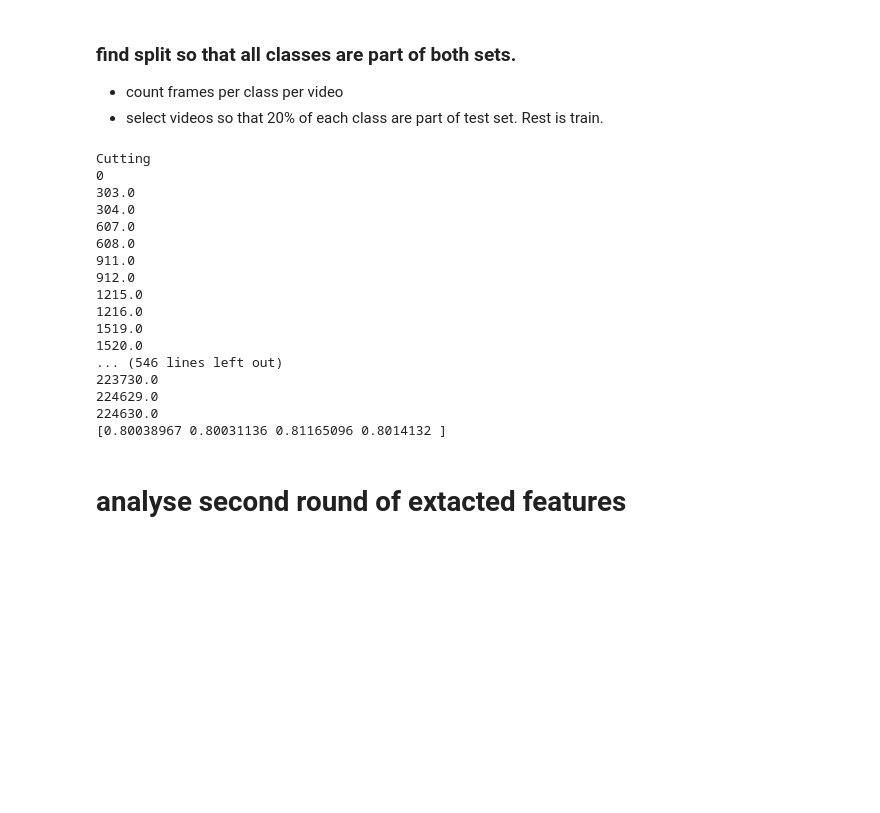
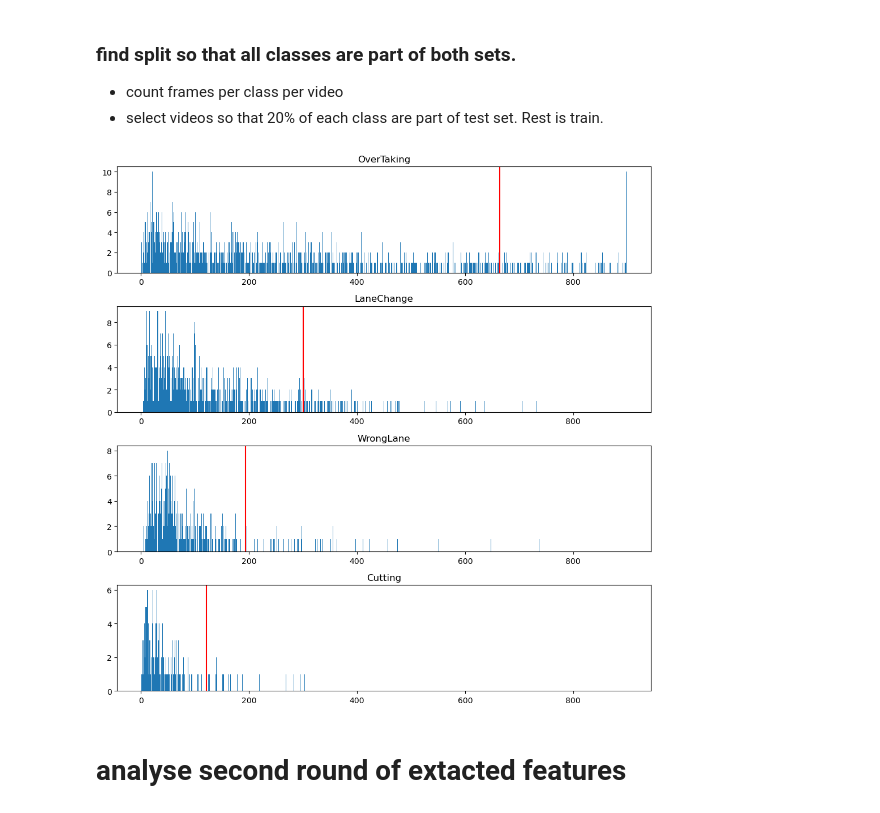
Before and after one commit to unofficial-Jona/assessing_ADB, a Jupyter notebook: dataset_analysis.ipynb, the cells around one changed output. Saved outputs shown, nothing was run; the diff lists cells and outputs as text; code cells hidden in the pictures; blank space fills up the shorter version.

Commit message:
check label distribution, propose different split methods

```diff
--- a/dataset_analysis.ipynb
+++ b/dataset_analysis.ipynb
@@ -115,76 +115,36 @@ df
 - count frames per class per video
 - select videos so that 20% of each class are part of test set. Rest is train.
 # %%
-def more_perfect_split(anno_data, info_json, categories, train_split = 0.8):
-    # 1. select category with fewest samples
-    # 2. split this category, so that 20% test; 80% train
-    # 3. select next most infrequent category --> check if frames from this are already in train/test set
-    # 4. split this category so that ~20% test; ~80% train
-    # 5. if not all categories processed: --> back to 3; else return set
-
+def get_anno_distribution(anno_data, info_json, categories):
     # transform categories to indices
     indices = []
     for i, name in enumerate(info_json['class_index']):
         if name in categories:
             indices.append(i)
 
     # get label_distribution per video:
     dist_df = pd.DataFrame(data=None, columns=categories)
     for name in anno_data.keys():
         anno_data = anno_dict[name]['anno'][:,indices].sum(axis=0)
         temp_df = pd.DataFrame(data = [anno_data], columns=categories, index = [name])
         dist_df = pd.concat([dist_df, temp_df], axis=0)
 
-    # order columns by frequency --> infrequent first
-    cat_by_freq = list(dist_df.sum().sort_values(ascending=True).index)
-
-    # set up dataframe to store training data
-    train_df = pd.DataFrame(data=None, columns=categories)
-
-    # keep track of columns where 80% target is already satisfied
-    satisfied_columns = []
-
-    # iterate through categories, starting with most infrequent ones.
-    for cat in cat_by_freq:
-        total_frames = dist_df.loc[:, cat].sum()
-        abs_train_frames = int(total_frames * train_split)
-        vid_list = list(dist_df.loc[dist_df.loc[:, cat] > 0, cat].index)
-
-        # get cat_df
-        cat_df = dist_df.loc[vid_list,:].sort_values(cat, ascending=False)
-        # filter cat_df: only keep videos that don't have frames for satisfied cats
-        if len(satisfied_columns) > 0:
-            cat_df = cat_df.loc[cat_df.loc[:, satisfied_columns].sum(axis=1) == 0, :]
-
-        _idx = 0
-        while train_df.loc[:, cat].sum() < abs_train_frames:
-            train_df = pd.concat([train_df, pd.DataFrame(cat_df.iloc[_idx, :]).T], axis=0)
-
-            # alternate between longest and shortest video to add.
-            _idx = 0 if _idx == -1 else -1
-
-        satisfied_columns.append(cat)
-
-        print(train_df.sum(axis=0).values / dist_df.sum(axis=0).values)
+    return dist_df
 
 
+df = get_anno_distribution(anno_dict, json_file, ['OverTaking', 'LaneChange', 'WrongLane', 'Cutting'])
 
-df = more_perfect_split(anno_dict, json_file, ['OverTaking', 'LaneChange', 'WrongLane', 'Cutting'])
+fig, ax = plt.subplots(len(df.columns), 1, figsize=(10,10))
+
+bins = np.arange(1, df.values.max() + 1)
+
+for i, col in enumerate(df.columns):
+    hist, bins = np.histogram(df.loc[df.loc[:,col] > 0, col], bins=bins)
+    bin_width = bins[1] - bins[0]
+    ax[i].hist(df.loc[df.loc[:,col] > 0, col], bins=bins)
+    ax[i].axvline(np.percentile(df.loc[df.loc[:,col] > 0, col], 90), color='red')
+    ax[i].set_title(col)
+
+plt.tight_layout()
 # %% [output]
-Cutting
-0
-303.0
-304.0
-607.0
-608.0
-911.0
-912.0
-1215.0
-1216.0
-1519.0
-1520.0
-... (546 lines left out)
-223730.0
-224629.0
-224630.0
-[0.80038967 0.80031136 0.81165096 0.8014132 ]
+[figure, added]
```
Also changed, not shown: parts of 2 cells of this notebook.
